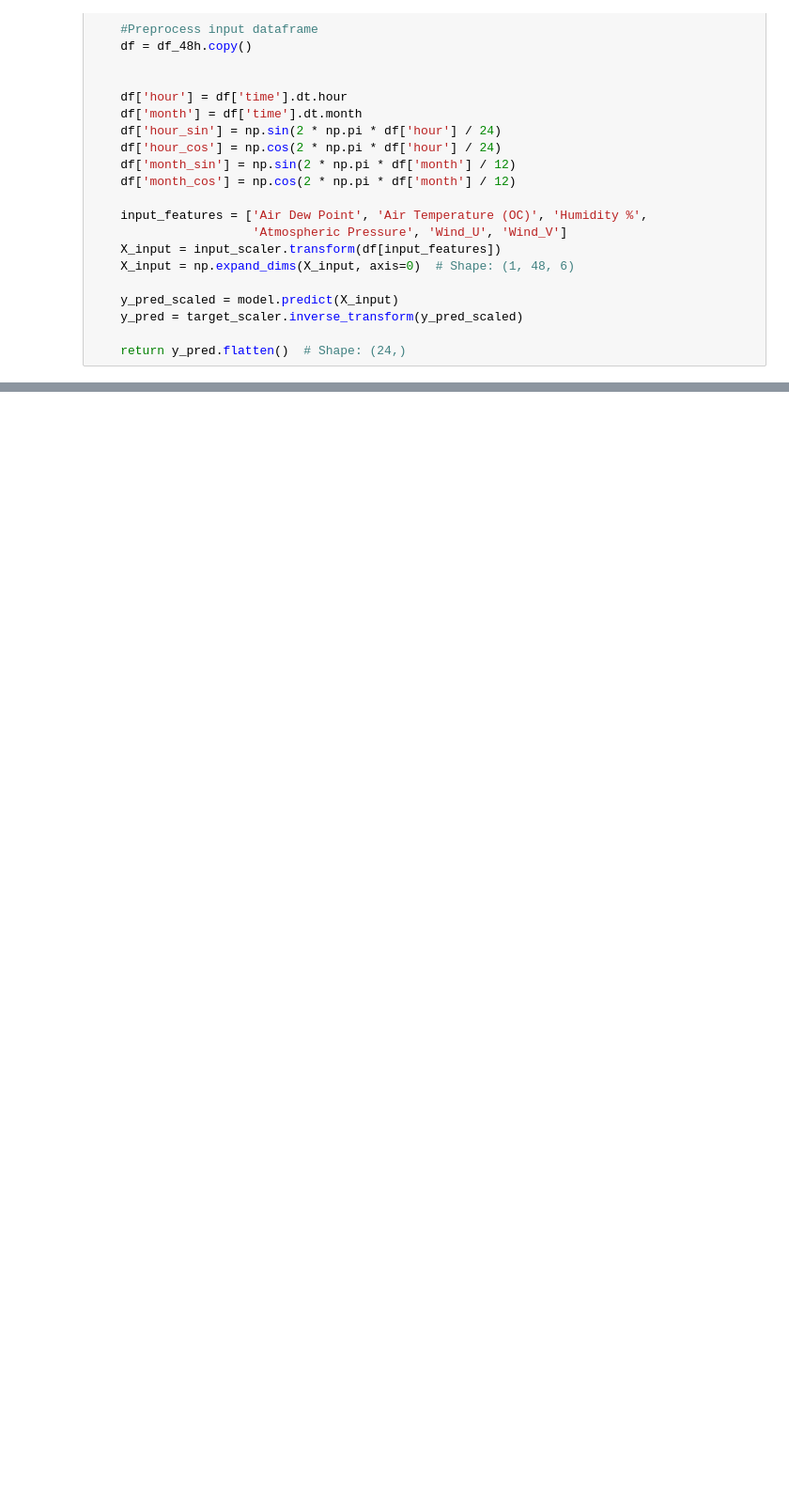
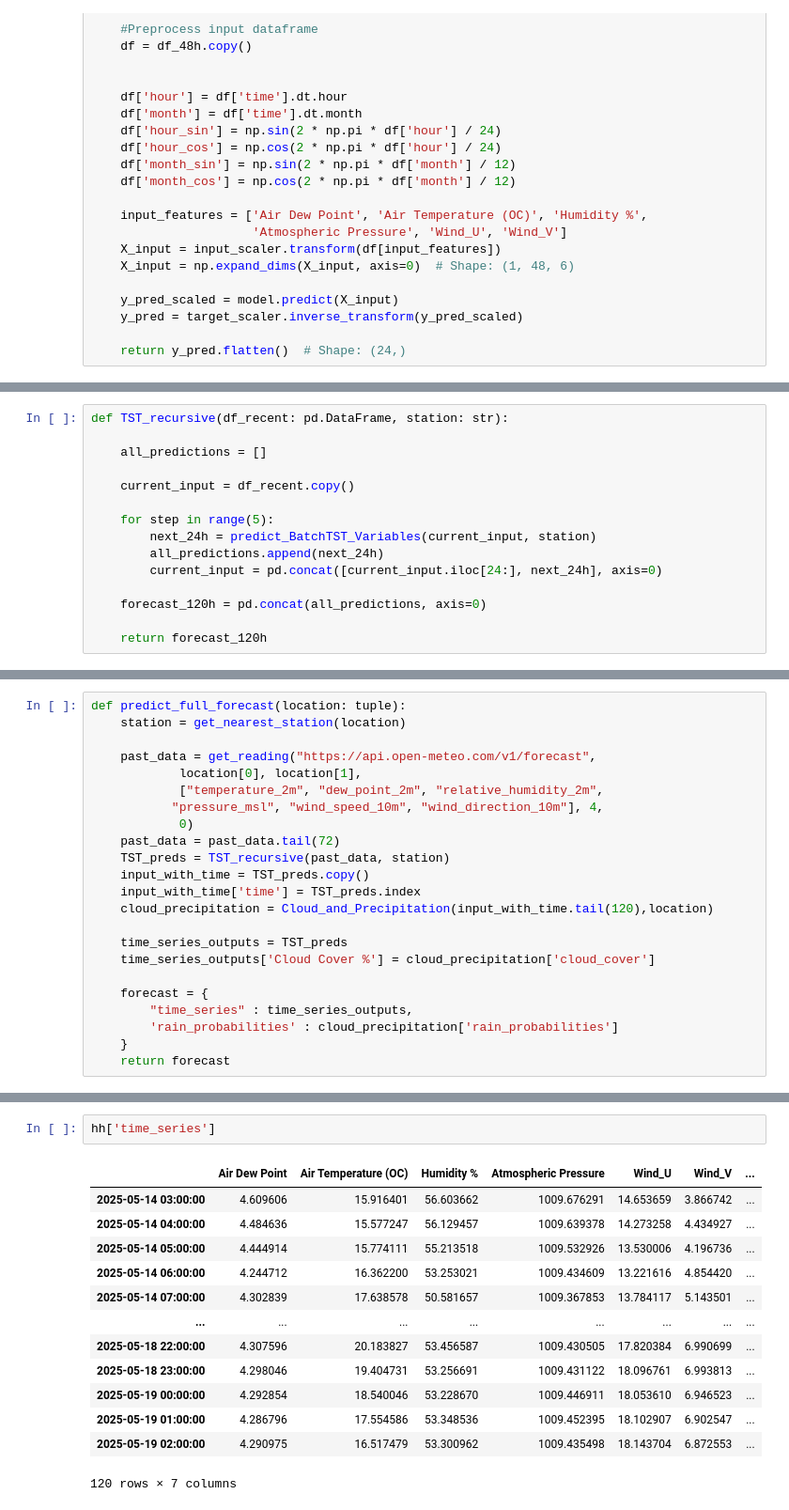
Before and after one commit to abood-shehade/Weather-prediction, a Jupyter notebook: Final_pipiline.ipynb, the cells around one changed output, grey strips where cells are left out. Shown: that part at 94% size. Saved outputs shown, nothing was run; the diff lists cells and outputs as text; blank space fills up the shorter version.

```diff
--- a/Final_pipiline.ipynb
+++ b/Final_pipiline.ipynb
@@ -450,0 +325,15 @@ Processing: Wind_V
+# %%
+def TST_recursive(df_recent: pd.DataFrame, station: str):
+
+    all_predictions = []
+
+    current_input = df_recent.copy()
+
+    for step in range(5):
+        next_24h = predict_BatchTST_Variables(current_input, station)
+        all_predictions.append(next_24h)
+        current_input = pd.concat([current_input.iloc[24:], next_24h], axis=0)
+
+    forecast_120h = pd.concat(all_predictions, axis=0)
+
+    return forecast_120h
@@ -450,0 +379,23 @@ Processing: Wind_V
+# %%
+def predict_full_forecast(location: tuple):
+    station = get_nearest_station(location)
+
+    past_data = get_reading("https://api.open-meteo.com/v1/forecast",
+            location[0], location[1],
+            ["temperature_2m", "dew_point_2m", "relative_humidity_2m",
+           "pressure_msl", "wind_speed_10m", "wind_direction_10m"], 4,
+            0)
+    past_data = past_data.tail(72)
+    TST_preds = TST_recursive(past_data, station)
+    input_with_time = TST_preds.copy()
+    input_with_time['time'] = TST_preds.index
+    cloud_precipitation = Cloud_and_Precipitation(input_with_time.tail(120),location)
+
+    time_series_outputs = TST_preds
+    time_series_outputs['Cloud Cover %'] = cloud_precipitation['cloud_cover']
+
+    forecast = {
+        "time_series" : time_series_outputs,
+        'rain_probabilities' : cloud_precipitation['rain_probabilities']
+    }
+    return forecast
@@ -450,0 +422,16 @@ Processing: Wind_V
+# %%
+hh['time_series']
+# %% [output]
+|  | Air Dew Point | Air Temperature (OC) | Humidity % | Atmospheric Pressure | Wind_U | Wind_V | ... |
+| 2025-05-14 03:00:00 | 4.609606 | 15.916401 | 56.603662 | 1009.676291 | 14.653659 | 3.866742 | ... |
+| 2025-05-14 04:00:00 | 4.484636 | 15.577247 | 56.129457 | 1009.639378 | 14.273258 | 4.434927 | ... |
+| 2025-05-14 05:00:00 | 4.444914 | 15.774111 | 55.213518 | 1009.532926 | 13.530006 | 4.196736 | ... |
+| 2025-05-14 06:00:00 | 4.244712 | 16.362200 | 53.253021 | 1009.434609 | 13.221616 | 4.854420 | ... |
+| 2025-05-14 07:00:00 | 4.302839 | 17.638578 | 50.581657 | 1009.367853 | 13.784117 | 5.143501 | ... |
+| ... | ... | ... | ... | ... | ... | ... | ... |
+| 2025-05-18 22:00:00 | 4.307596 | 20.183827 | 53.456587 | 1009.430505 | 17.820384 | 6.990699 | ... |
+| 2025-05-18 23:00:00 | 4.298046 | 19.404731 | 53.256691 | 1009.431122 | 18.096761 | 6.993813 | ... |
+| 2025-05-19 00:00:00 | 4.292854 | 18.540046 | 53.228670 | 1009.446911 | 18.053610 | 6.946523 | ... |
+| 2025-05-19 01:00:00 | 4.286796 | 17.554586 | 53.348536 | 1009.452395 | 18.102907 | 6.902547 | ... |
+| 2025-05-19 02:00:00 | 4.290975 | 16.517479 | 53.300962 | 1009.435498 | 18.143704 | 6.872553 | ... |
+120 rows × 7 columns
```
Also changed, not shown: parts of 14 cells of this notebook, 1 other file.
